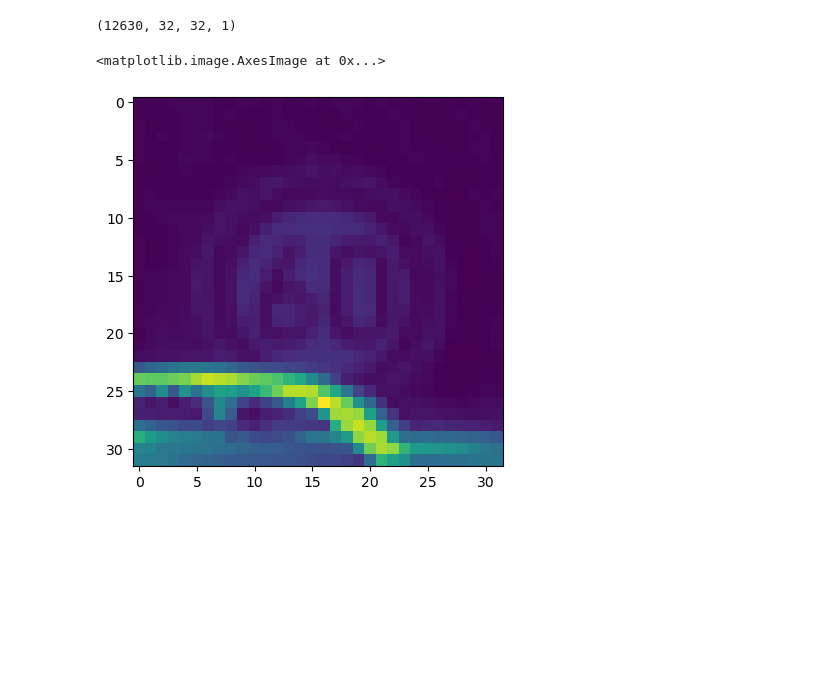
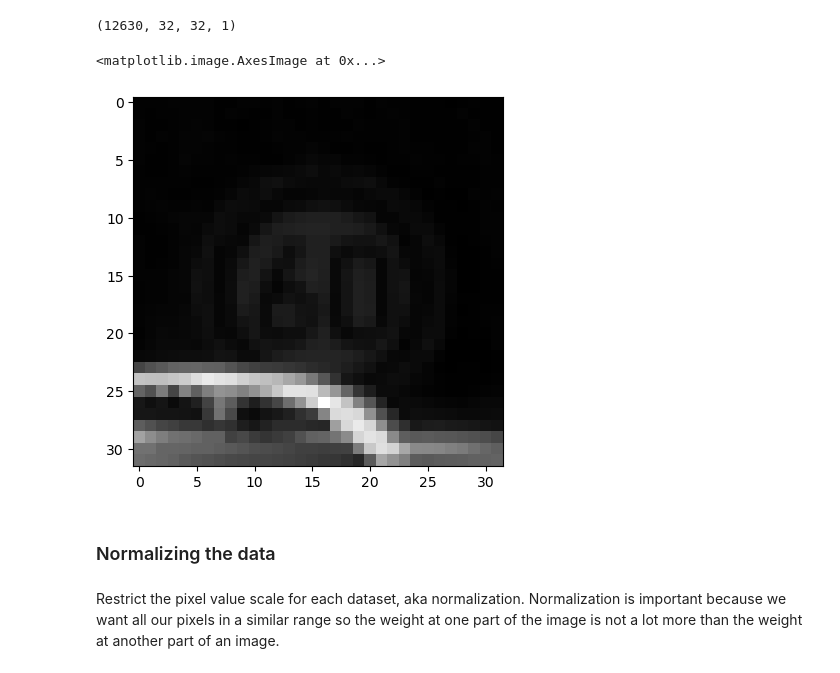
Before and after one commit to redayzarra/CNN_TrafficSigns, a Jupyter notebook: Traffic_Sign_Classfication.ipynb, the cells around one changed output. Saved outputs shown, nothing was run; the diff lists cells and outputs as text; code cells hidden in the pictures; blank space fills up the shorter version.

```diff
--- a/Traffic_Sign_Classfication.ipynb
+++ b/Traffic_Sign_Classfication.ipynb
@@ -180,7 +180,11 @@ X_test_gray.shape
 # %% [output]
 (12630, 32, 32, 1)
 # %%
-plt.imshow(X_test_gray[i])
+plt.imshow(X_test_gray[i].squeeze(), cmap = 'gray')
 # %% [output]
 <matplotlib.image.AxesImage at 0x...>
-[figure, old version]
+[figure, new version]
+# %% [markdown]
+### Normalizing the data
+# %% [markdown]
+Restrict the pixel value scale for each dataset, aka normalization. Normalization is important because we want all our pixels in a similar range so the weight at one part of the image is not a lot more than the weight at another part of an image.
```
Also changed, not shown: parts of 9 cells of this notebook, 1 other file.
